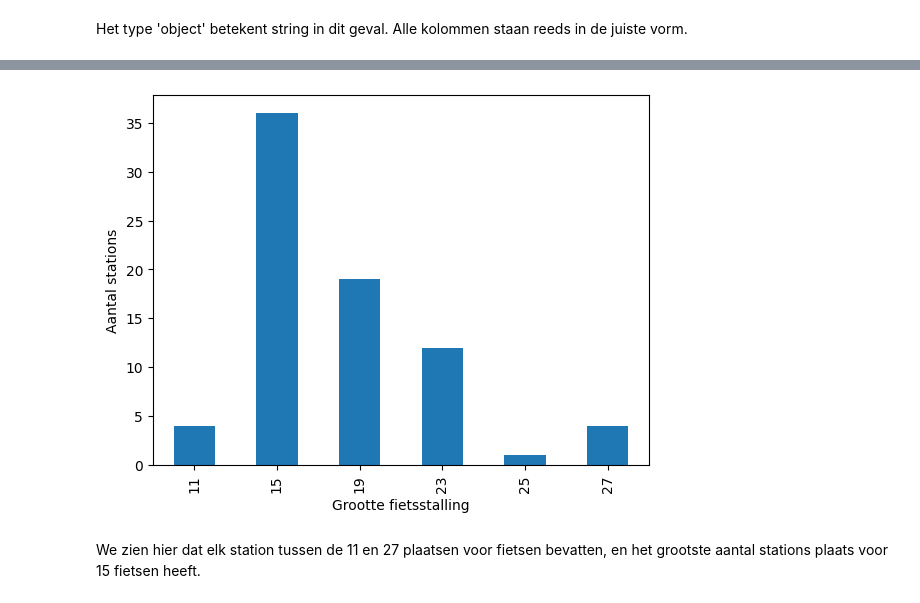
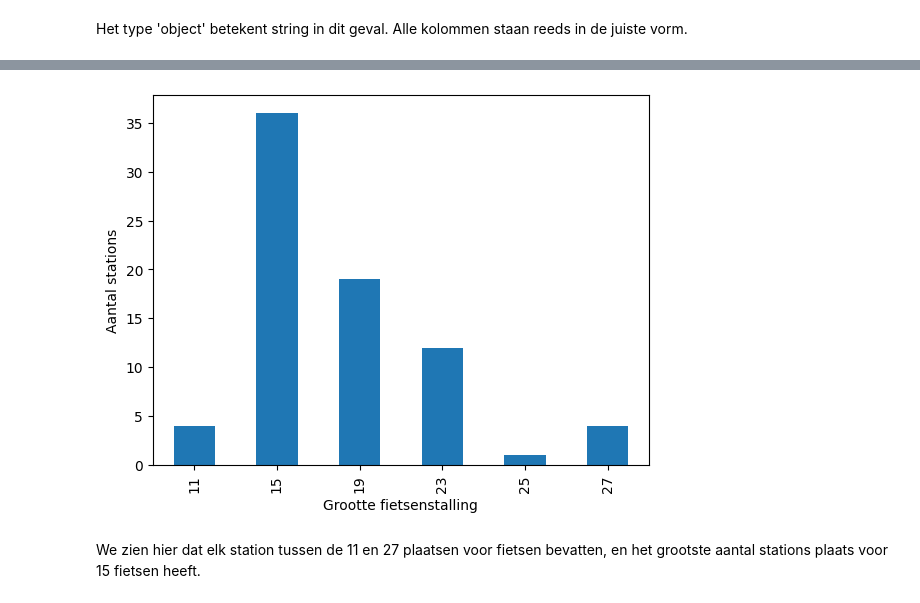
Before and after one commit to DecosterBram/MOW-BikeShare-workshop, a Jupyter notebook: notebooks/BikeShare_exercise_solution.ipynb, the cells around one changed output, grey strips where cells are left out. Drawn from its saved outputs; the diff is of its cells as text; code cells hidden in the pictures.

```diff
--- a/notebooks/BikeShare_exercise_solution.ipynb
+++ b/notebooks/BikeShare_exercise_solution.ipynb
@@ -98,10 +136,10 @@ Name: Dock Count, dtype: int64
 # %%
 station_data['Dock Count'].value_counts().sort_index().plot(kind='bar')
-plt.xlabel('Grootte fietsstalling')
+plt.xlabel('Grootte fietsenstalling')
 plt.ylabel('Aantal stations')
 plt.show()
 # %% [output]
-[figure, old version]
+[figure, new version]
 # %% [markdown]
 We zien hier dat elk station tussen de 11 en 27 plaatsen voor fietsen bevatten, en het grootste aantal stations plaats voor 15 fietsen heeft.
 # %% [markdown]
```
Also changed, not shown: parts of 29 cells of this notebook, 3 other files.
